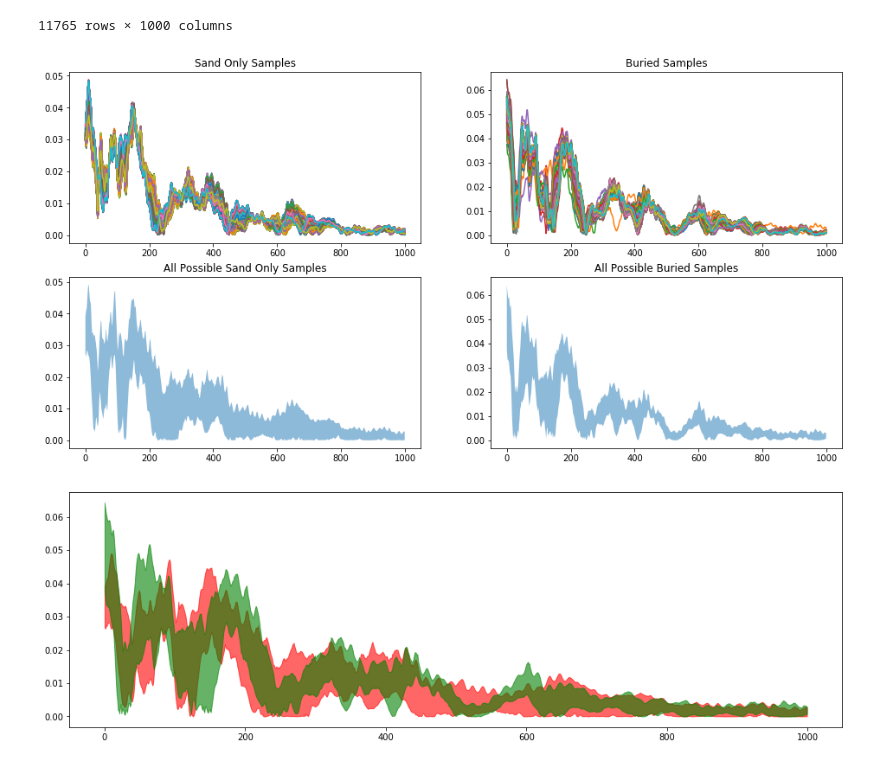
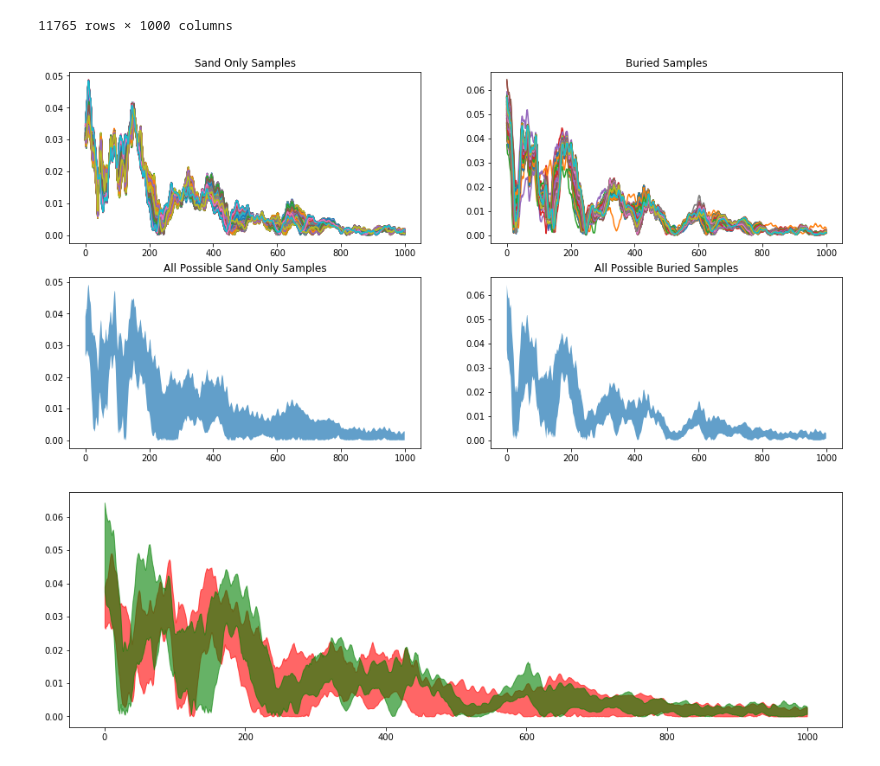
Before and after one commit to lnadi17/ground-penetrating-radar, a Jupyter notebook: gpr.ipynb, the cells around one changed output. Drawn from its saved outputs; the diff is of its cells as text; code cells hidden in the pictures.

```diff
--- a/gpr.ipynb
+++ b/gpr.ipynb
@@ -205,23 +205,23 @@ buried
 # %%
 fig = plt.figure(figsize=(16, 8))
 axes = fig.subplots(2, 2)
 
 axes[0, 0].set_title('Sand Only Samples')
 for np_array in sand.head(500).to_numpy():
     axes[0, 0].plot(np_array)
 
 axes[0, 1].set_title('Buried Samples')
 for np_array in buried.head(500).to_numpy():
     axes[0, 1].plot(np_array)
 
 axes[1, 0].set_title('All Possible Sand Only Samples')
-axes[1, 0].fill_between(np.arange(1000), sand.min().to_numpy(), sand.max().to_numpy(), alpha=0.5)
+axes[1, 0].fill_between(np.arange(1000), sand.min().to_numpy(), sand.max().to_numpy(), alpha=0.7)
 
 axes[1, 1].set_title('All Possible Buried Samples')
-axes[1, 1].fill_between(np.arange(1000), buried.min().to_numpy(), buried.max().to_numpy(), alpha=0.5)
+axes[1, 1].fill_between(np.arange(1000), buried.min().to_numpy(), buried.max().to_numpy(), alpha=0.7)
 
 plt.show()
 # %% [output]
-[figure, old version]
+[figure, new version]
 # %%
 # draw all possible sand/buried samples on the same plot
```
Also changed, not shown: parts of 9 cells of this notebook.
